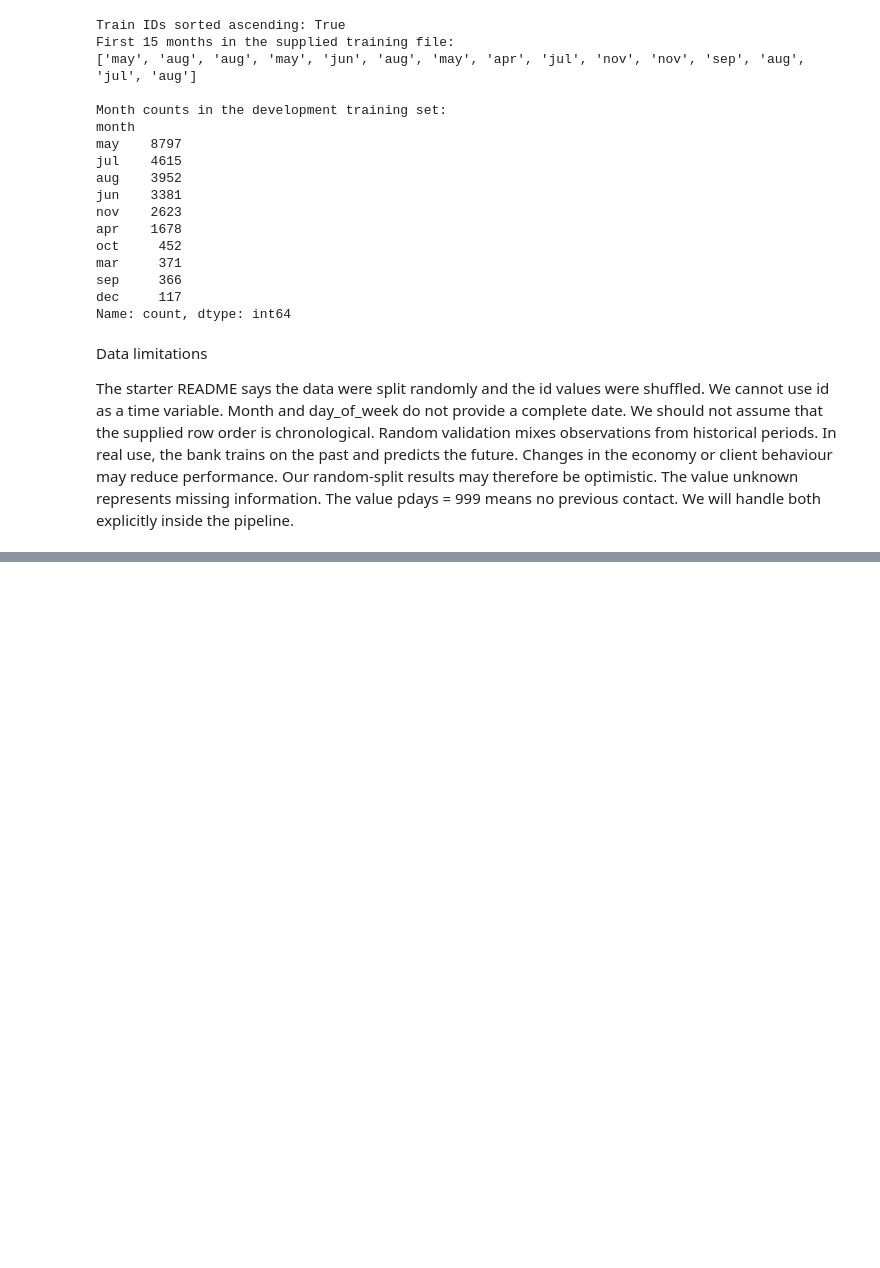
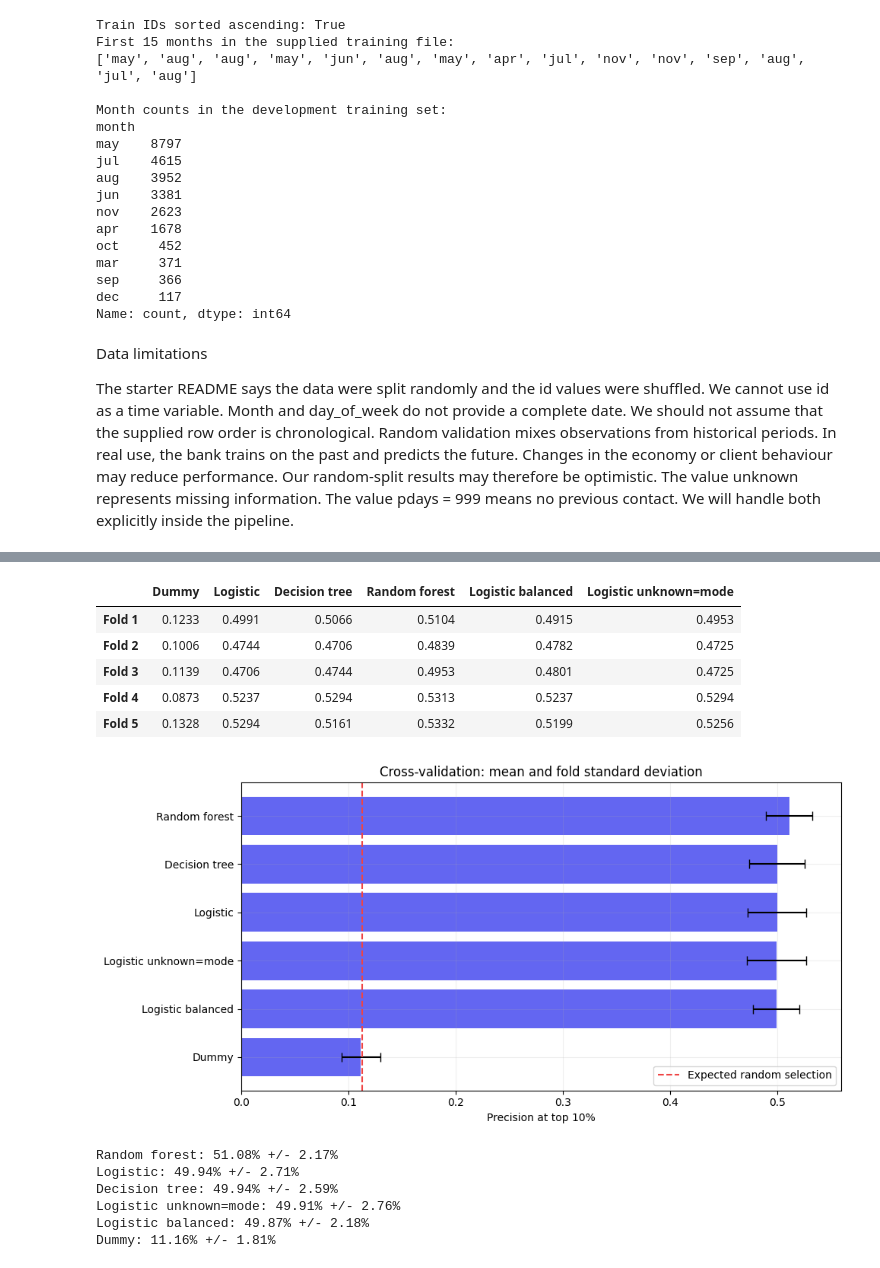
Before and after one commit to nurtore067/gumar_ML_task_3, a Jupyter notebook: gumar_task3.ipynb, the cells around one changed output, grey strips where cells are left out. Drawn from its saved outputs; the diff is of its cells as text; code cells hidden in the pictures; blank space fills up the shorter version.

Commit message:
Add preprocessing pipelines and cross-validation comparison

```diff
--- a/gumar_task3.ipynb
+++ b/gumar_task3.ipynb
@@ -284,0 +569,58 @@ We will handle both explicitly inside the pipeline.
+# %%
+fold_precision = pd.DataFrame({
+    name: result["test_precision_at_10"]
+    for name, result in cv_results.items()
+})
+
+fold_precision.index = [
+    f"Fold {i + 1}" for i in range(len(cv_splits))
+]
+
+display(fold_precision.round(4))
+
+plot_data = comparison.sort_values("precision_at_10_mean")
+
+fig, ax = plt.subplots(figsize=(10, 5))
+
+ax.barh(
+    plot_data.index,
+    plot_data["precision_at_10_mean"],
+    xerr=plot_data["precision_at_10_std"],
+    capsize=4,
+    color="#6366f1"
+)
+
+ax.axvline(
+    y_train.mean(),
+    color="#ef4444",
+    linestyle="--",
+    label="Expected random selection"
+)
+
+ax.set_xlabel("Precision at top 10%")
+ax.set_title("Cross-validation: mean and fold standard deviation")
+ax.legend()
+
+plt.tight_layout()
+plt.show()
+
+for name, row in comparison.iterrows():
+    print(
+        f"{name}: "
+        f"{row['precision_at_10_mean']:.2%} "
+        f"+/- {row['precision_at_10_std']:.2%}"
+    )
+# %% [output]
+|  | Dummy | Logistic | Decision tree | Random forest | Logistic balanced | Logistic unknown=mode |
+| Fold 1 | 0.1233 | 0.4991 | 0.5066 | 0.5104 | 0.4915 | 0.4953 |
+| Fold 2 | 0.1006 | 0.4744 | 0.4706 | 0.4839 | 0.4782 | 0.4725 |
+| Fold 3 | 0.1139 | 0.4706 | 0.4744 | 0.4953 | 0.4801 | 0.4725 |
+| Fold 4 | 0.0873 | 0.5237 | 0.5294 | 0.5313 | 0.5237 | 0.5294 |
+| Fold 5 | 0.1328 | 0.5294 | 0.5161 | 0.5332 | 0.5199 | 0.5256 |
+[figure, added]
+Random forest: 51.08% +/- 2.17%
+Logistic: 49.94% +/- 2.71%
+Decision tree: 49.94% +/- 2.59%
+Logistic unknown=mode: 49.91% +/- 2.76%
+Logistic balanced: 49.87% +/- 2.18%
+Dummy: 11.16% +/- 1.81%
```
Also changed, not shown: parts of 6 cells of this notebook.
